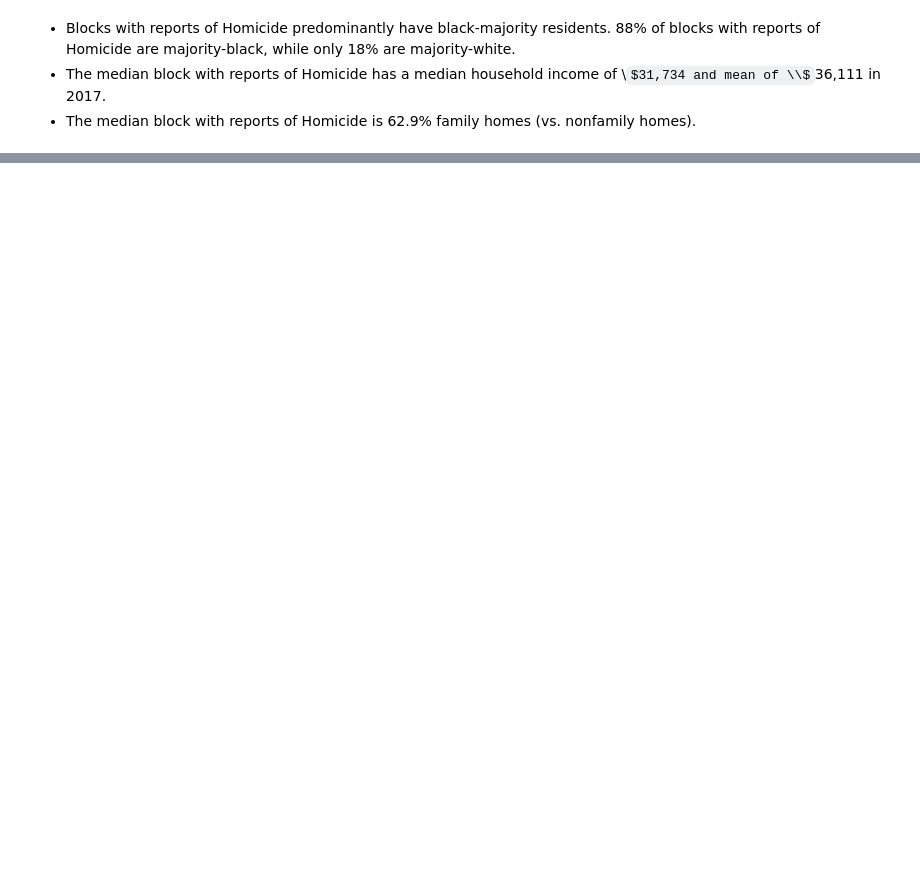
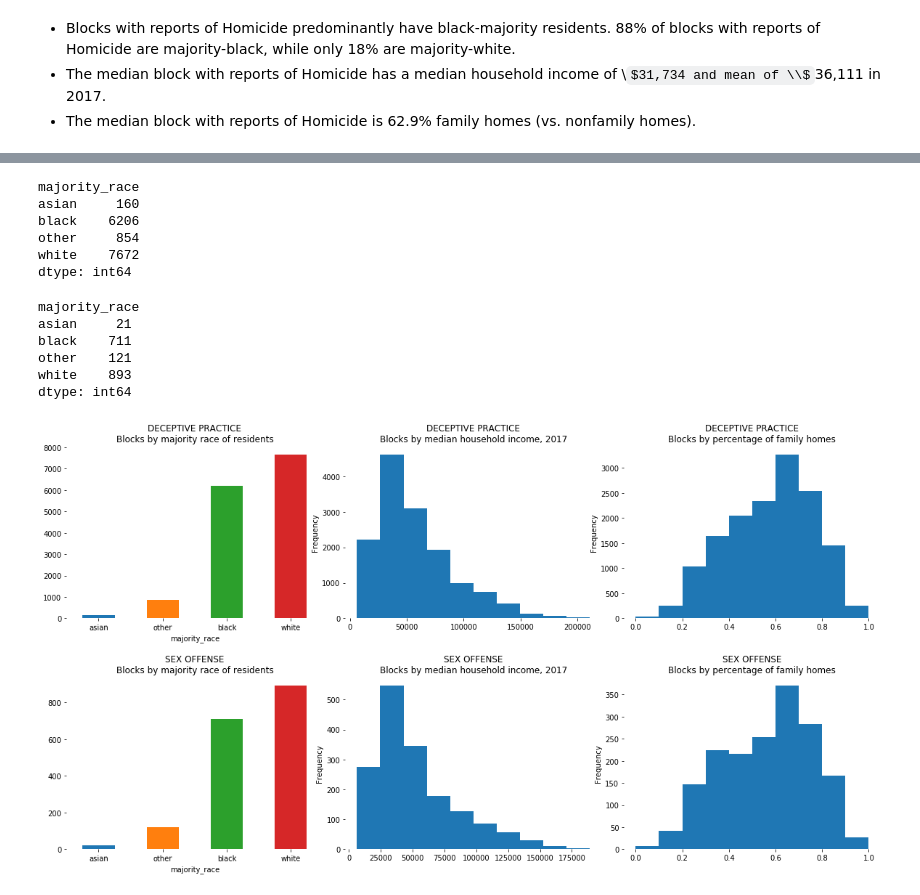
Before and after one commit to jtanwk/capp30254, a Jupyter notebook: HW1/Homework 1.ipynb, the cells around one changed output, grey strips where cells are left out. Drawn from its saved outputs; the diff is of its cells as text; code cells hidden in the pictures; some formulas as TeX source; blank space fills up the shorter version.

```diff
--- a/HW1/Homework 1.ipynb
+++ b/HW1/Homework 1.ipynb
@@ -619,0 +627,5 @@ for i in range(3):
+# %%
+deceptive_practice = crime_data.loc[crime_data['DECEPTIVE PRACTICE'] > 0]
+sex_offense = crime_data.loc[crime_data['SEX OFFENSE'] > 0]
+
+deceptive_practice.describe()
@@ -619,0 +654,60 @@ for i in range(3):
+# %%
+deceptive_practice \
+    .groupby('majority_race') \
+    .size()
+# %% [output]
+majority_race
+asian     160
+black    6206
+other     854
+white    7672
+dtype: int64
+# %%
+sex_offense \
+    .groupby('majority_race') \
+    .size()
+# %% [output]
+majority_race
+asian     21
+black    711
+other    121
+white    893
+dtype: int64
+# %%
+# Setup plot
+FIG_WIDTH, FIG_HEIGHT = 16, 8
+fig = plt.figure(figsize=(FIG_WIDTH, FIG_HEIGHT))
+axes = [plt.subplot(2, 3, i) for i in range(1, 7)]
+plt.tight_layout(pad=0, w_pad=0, h_pad=6)
+
+# Deceptive practice descriptive plots
+deceptive_practice \
+    .groupby('majority_race') \
+    .size() \
+    .sort_values() \
+    .plot(kind='bar', ax=axes[0], title='DECEPTIVE PRACTICE\nBlocks by majority race of residents', rot=1)
+deceptive_practice.plot(kind='hist', y='hh_income', legend=False, ax=axes[1],
+                        title='DECEPTIVE PRACTICE\nBlocks by median household income, 2017')
+deceptive_practice.plot(kind='hist', y='pct_family', legend=False, ax=axes[2],
+                        title='DECEPTIVE PRACTICE\nBlocks by percentage of family homes')
+
+# Sex offense descriptive plots
+sex_offense \
+    .groupby('majority_race') \
+    .size() \
+    .sort_values() \
+    .plot(kind='bar', ax=axes[3], title='SEX OFFENSE\nBlocks by majority race of residents', rot=1)
+sex_offense.plot(kind='hist', y='hh_income', legend=False, ax=axes[4],
+                 title='SEX OFFENSE\nBlocks by median household income, 2017')
+sex_offense.plot(kind='hist', y='pct_family', legend=False, ax=axes[5],
+                 title='SEX OFFENSE\nBlocks by percentage of family homes')
+
+# Remove bounding boxes
+for i in range(6):
+    ax = axes[i]
+    ax.spines['top'].set_visible(False)
+    ax.spines['bottom'].set_visible(False)
+    ax.spines['left'].set_visible(False)
+    ax.spines['right'].set_visible(False)
+# %% [output]
+[figure, added]
```
Also changed, not shown: parts of 23 cells of this notebook.
